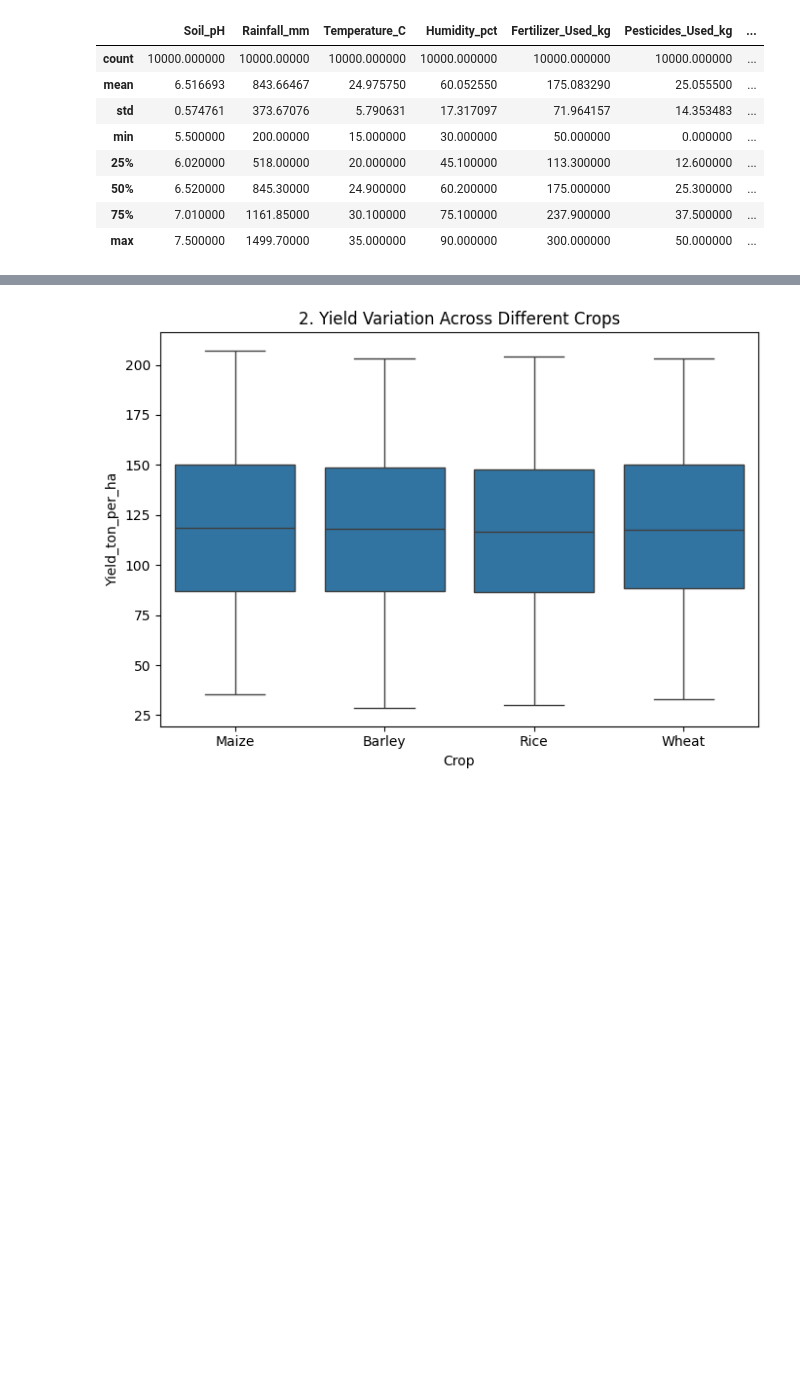
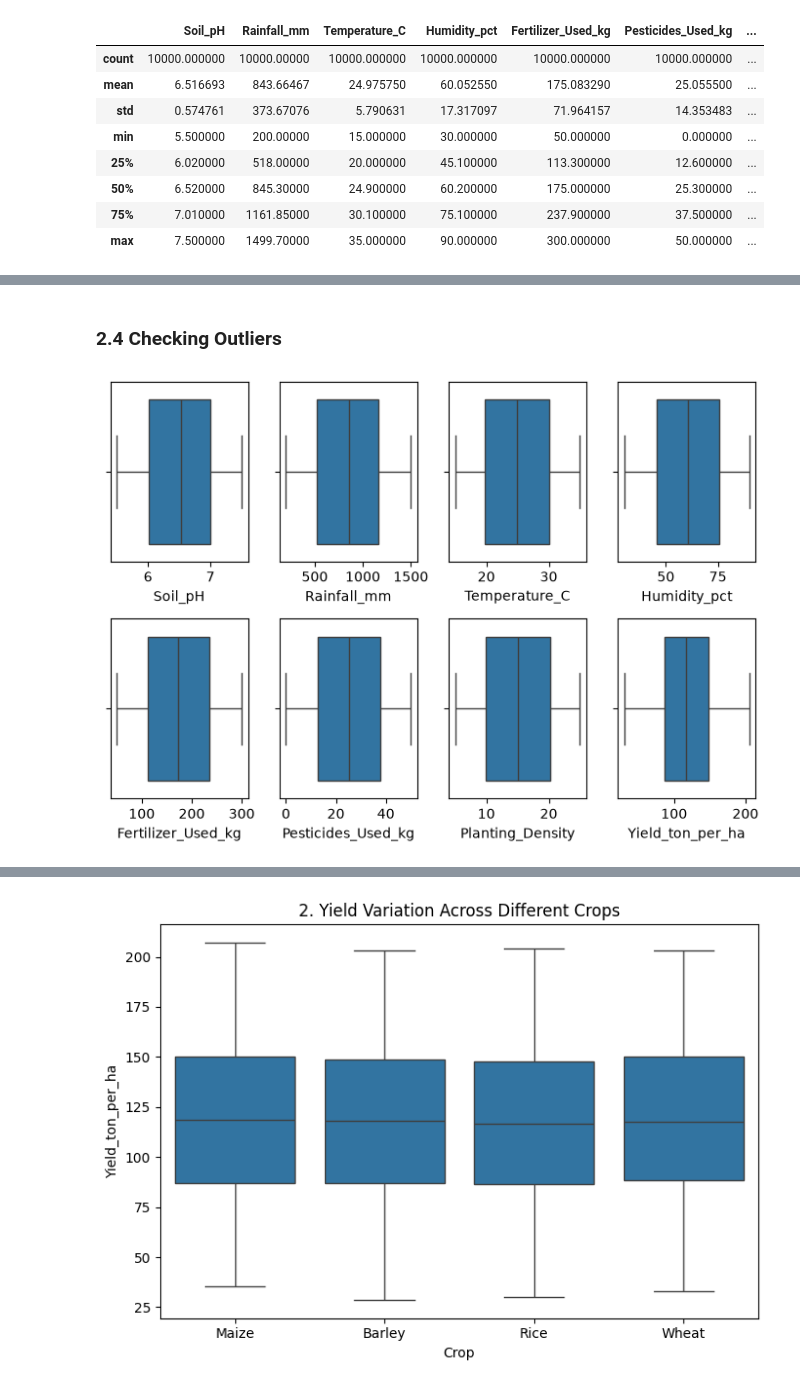
Before and after one commit to Sahil-debug21/Crop-Yield-Prediction, a Jupyter notebook: notebooks/01_EDA.ipynb, the cells around one changed output, grey strips where cells are left out. Cells and saved outputs as stored; diff of their text form; code cells hidden in the pictures; blank space fills up the shorter version.

```diff
--- a/notebooks/01_EDA.ipynb
+++ b/notebooks/01_EDA.ipynb
@@ -142,0 +163,3 @@ plt.show()
+# %%
+num_cols = df.select_dtypes(include=["int","float"]).columns
+cat_cols = df.select_dtypes(include=["object"]).columns
@@ -142,0 +168,4 @@ plt.show()
+# %%
+for i in cat_cols:
+    print(f"{i} :- {df[i].unique()}")
+    print("-"*50)
@@ -142,0 +195,2 @@ plt.show()
+# %%
+df["Previous_Crop"] = df["Previous_Crop"].replace("nan", np.nan)
@@ -142,0 +199,3 @@ plt.show()
+# %%
+df.dropna(inplace = True)
+df.reset_index()
@@ -142,0 +216,11 @@ plt.show()
+# %% [markdown]
+### 2.4 Checking Outliers
+# %%
+plt.figure(figsize = (7,5))
+for i,j in enumerate(num_cols):
+    plt.subplot(2,4,i+1)
+    sns.boxplot(x = df[j])
+plt.tight_layout()
+plt.show()
+# %% [output]
+[figure, added]
```
Also changed, not shown: parts of 40 cells of this notebook, 1 other file.
